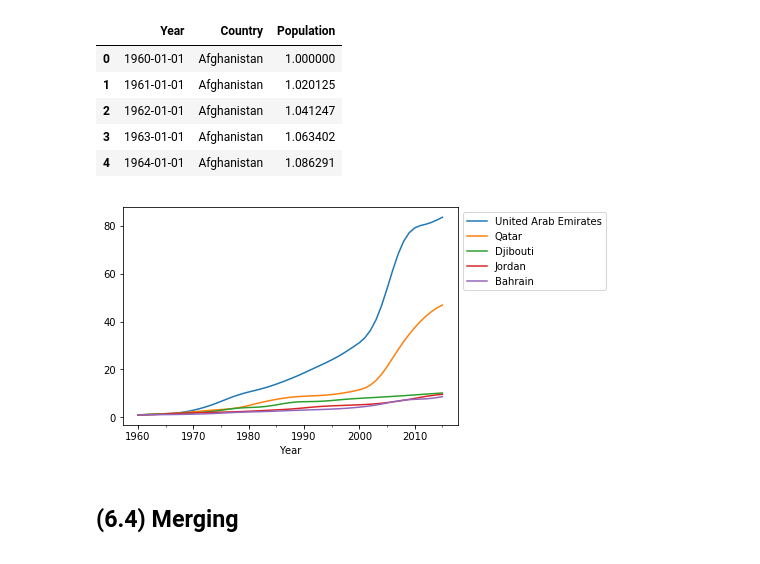
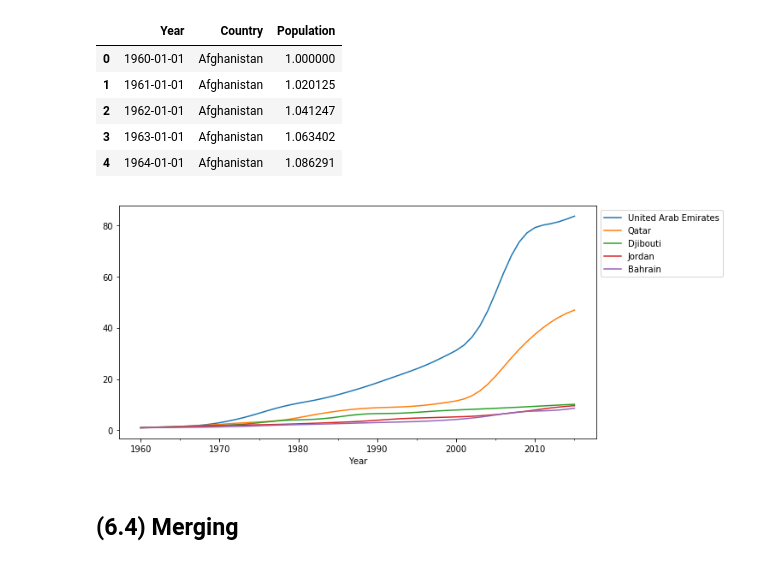
Before and after one commit to LowellWinston/awesome-pandas, a Jupyter notebook: tutorial/Tutorial.ipynb, the cells around one changed output. Drawn from its saved outputs; the diff is of its cells as text; code cells hidden in the pictures.

```diff
--- a/tutorial/Tutorial.ipynb
+++ b/tutorial/Tutorial.ipynb
@@ -986,16 +1053,18 @@ df_world_rel.iloc[:5, :5]
 # %%
 top_n = 5
 countries = (df_world_rel
              .groupby('Country')
              .max()
              .Population
              .nlargest(top_n)
              .index)
 
-df_world_rel.pivot(index='Year', columns='Country', values='Population').loc[:, countries].plot()
+(df_world_rel
+ .pivot(index='Year', columns='Country', values='Population')
+ .loc[:, countries].plot(figsize=(10, 5)))
 plt.legend(bbox_to_anchor=(1,1));
 # %% [output]
-[figure, old version]
+[figure, new version]
 # %% [markdown]
 ## (6.4) Merging
 # %% [markdown]
```
Also changed, not shown: parts of 105 cells of this notebook, 1 other file.
